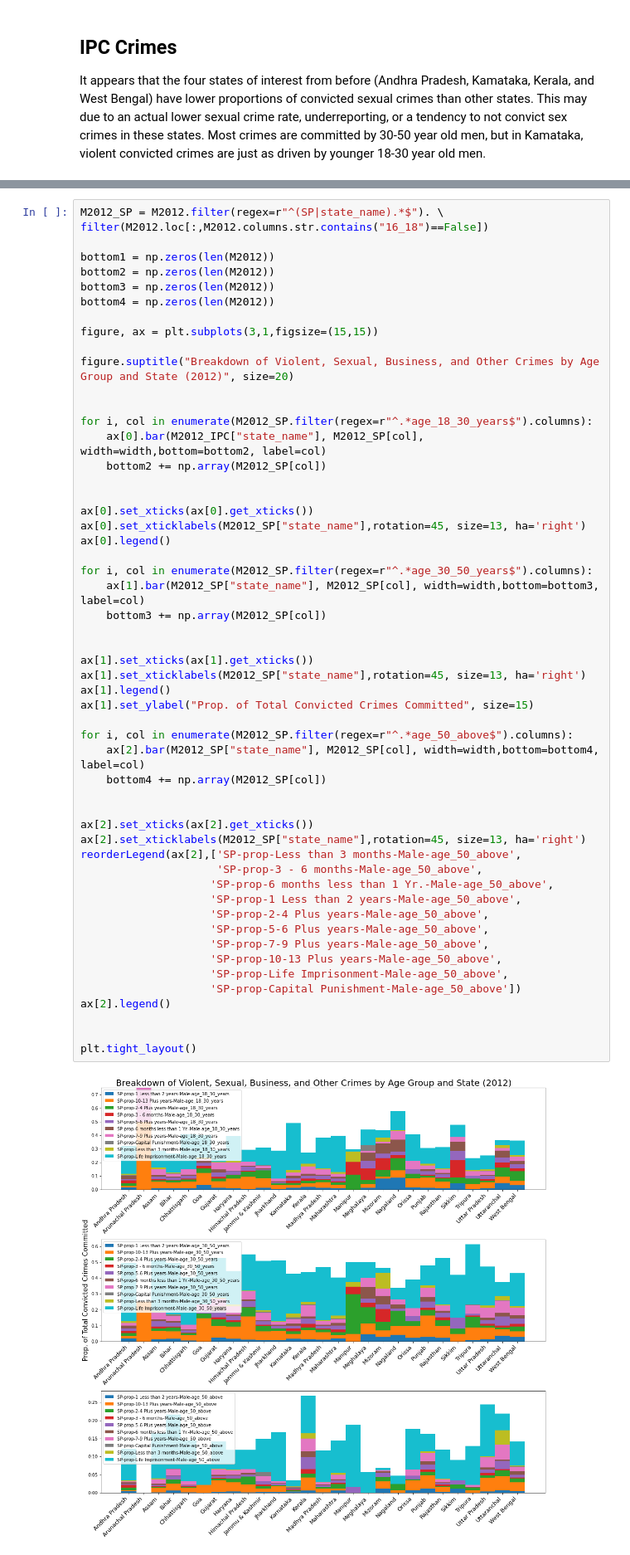
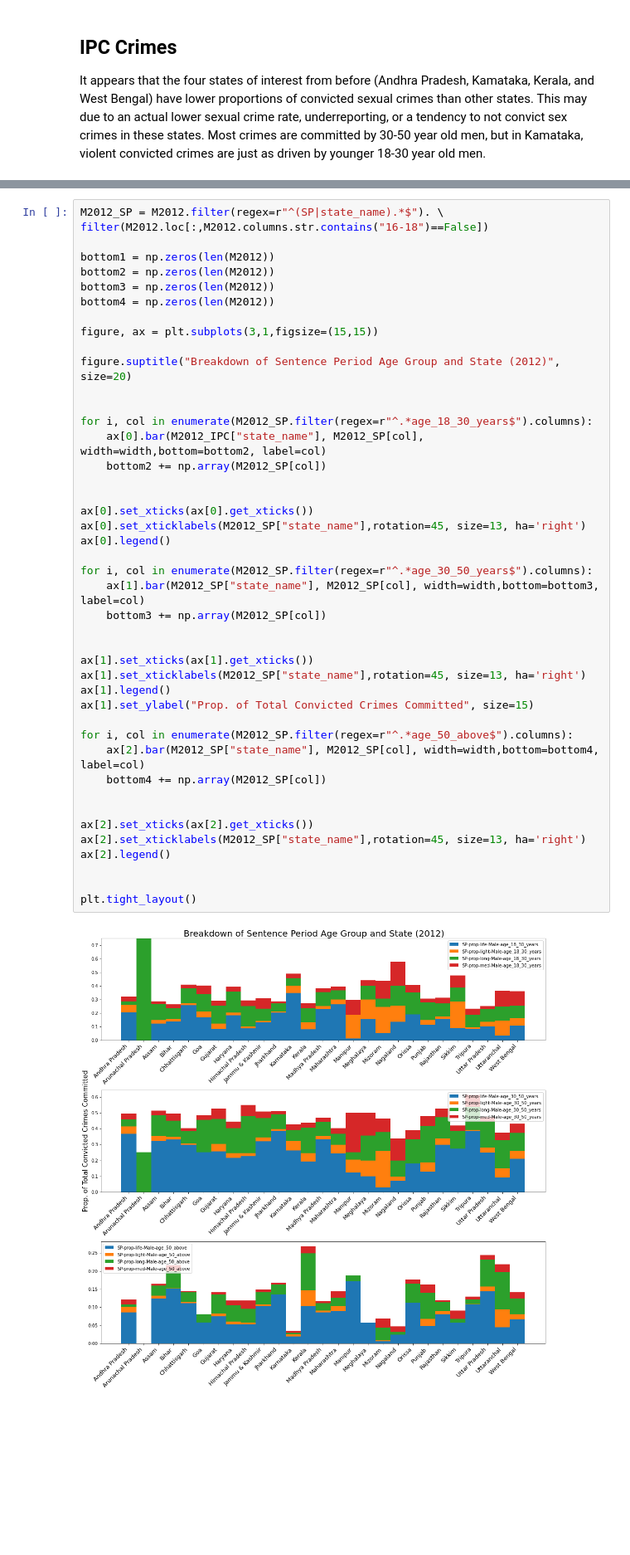
Before and after one commit to hungf8342/indian_prison_recidivism, a Jupyter notebook: DataViz.ipynb, the cells around one changed output, grey strips where cells are left out. Shown at 83% size. Drawn from its saved outputs; the diff is of its cells as text; blank space fills up the shorter version.

```diff
--- a/DataViz.ipynb
+++ b/DataViz.ipynb
@@ -199,6 +193,6 @@ def unique_everseen(seq, key=None):
 # %%
 M2012_SP = M2012.filter(regex=r"^(SP|state_name).*$"). \
-filter(M2012.loc[:,M2012.columns.str.contains("16_18")==False])
+filter(M2012.loc[:,M2012.columns.str.contains("16-18")==False])
 
 bottom1 = np.zeros(len(M2012))
 bottom2 = np.zeros(len(M2012))
@@ -207,48 +201,38 @@ bottom4 = np.zeros(len(M2012))
 
 figure, ax = plt.subplots(3,1,figsize=(15,15))
 
-figure.suptitle("Breakdown of Violent, Sexual, Business, and Other Crimes by Age Group and State (2012)", size=20)
+figure.suptitle("Breakdown of Sentence Period Age Group and State (2012)", size=20)
 
 
 for i, col in enumerate(M2012_SP.filter(regex=r"^.*age_18_30_years$").columns):
     ax[0].bar(M2012_IPC["state_name"], M2012_SP[col], width=width,bottom=bottom2, label=col)
     bottom2 += np.array(M2012_SP[col])
 
 
 ax[0].set_xticks(ax[0].get_xticks())
 ax[0].set_xticklabels(M2012_SP["state_name"],rotation=45, size=13, ha='right')
 ax[0].legend()
 
 for i, col in enumerate(M2012_SP.filter(regex=r"^.*age_30_50_years$").columns):
     ax[1].bar(M2012_SP["state_name"], M2012_SP[col], width=width,bottom=bottom3, label=col)
     bottom3 += np.array(M2012_SP[col])
 
 
 ax[1].set_xticks(ax[1].get_xticks())
 ax[1].set_xticklabels(M2012_SP["state_name"],rotation=45, size=13, ha='right')
 ax[1].legend()
 ax[1].set_ylabel("Prop. of Total Convicted Crimes Committed", size=15)
 
 for i, col in enumerate(M2012_SP.filter(regex=r"^.*age_50_above$").columns):
     ax[2].bar(M2012_SP["state_name"], M2012_SP[col], width=width,bottom=bottom4, label=col)
     bottom4 += np.array(M2012_SP[col])
 
 
 ax[2].set_xticks(ax[2].get_xticks())
 ax[2].set_xticklabels(M2012_SP["state_name"],rotation=45, size=13, ha='right')
-reorderLegend(ax[2],['SP-prop-Less than 3 months-Male-age_50_above',
-                     'SP-prop-3 - 6 months-Male-age_50_above',
-                    'SP-prop-6 months less than 1 Yr.-Male-age_50_above',
-                    'SP-prop-1 Less than 2 years-Male-age_50_above',
-                    'SP-prop-2-4 Plus years-Male-age_50_above',
-                    'SP-prop-5-6 Plus years-Male-age_50_above',
-                    'SP-prop-7-9 Plus years-Male-age_50_above',
-                    'SP-prop-10-13 Plus years-Male-age_50_above',
-                    'SP-prop-Life Imprisonment-Male-age_50_above',
-                    'SP-prop-Capital Punishment-Male-age_50_above'])
 ax[2].legend()
 
 
 plt.tight_layout()
 # %% [output]
-[figure, old version]
+[figure, new version]
```
Also changed, not shown: parts of 6 cells of this notebook, 6 other files.
